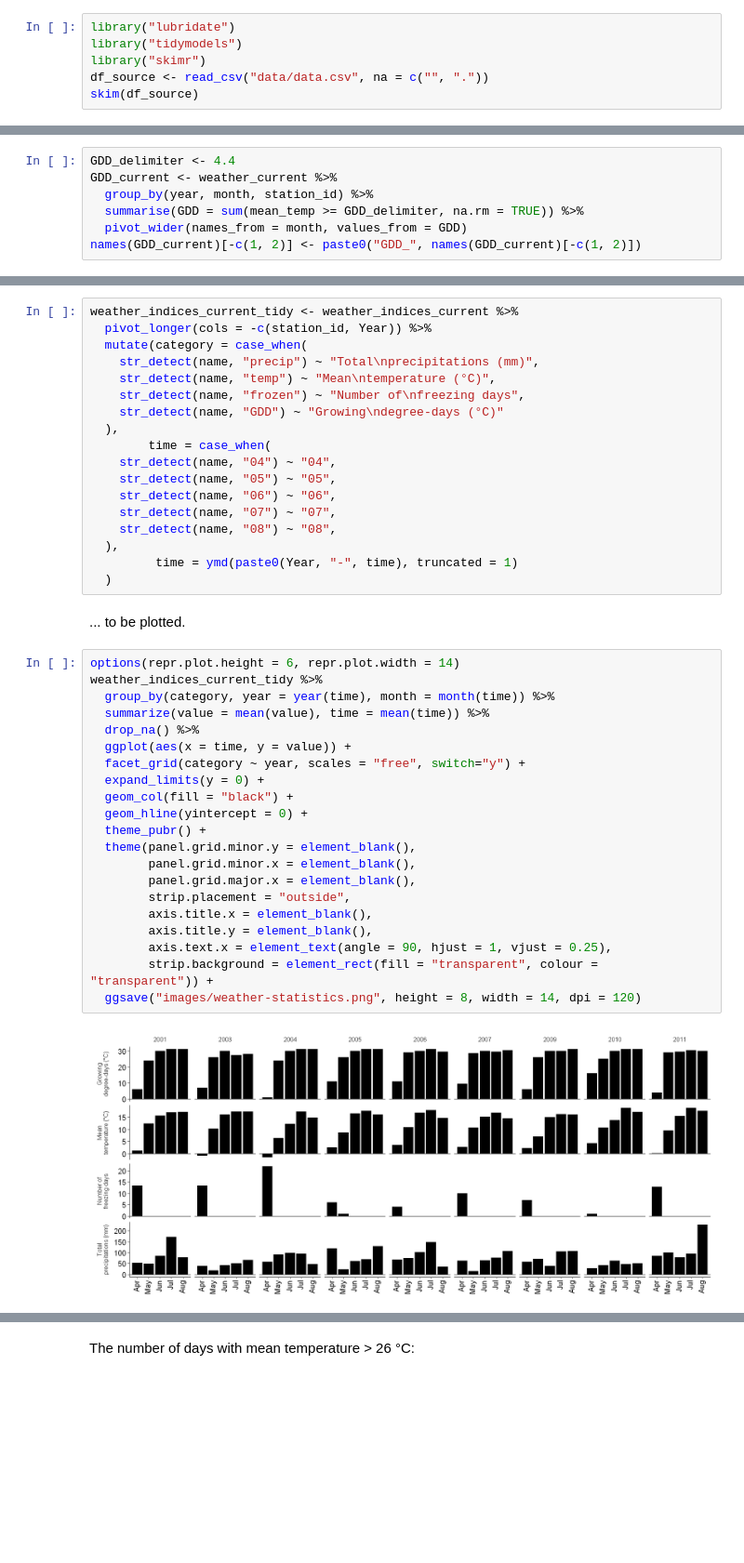
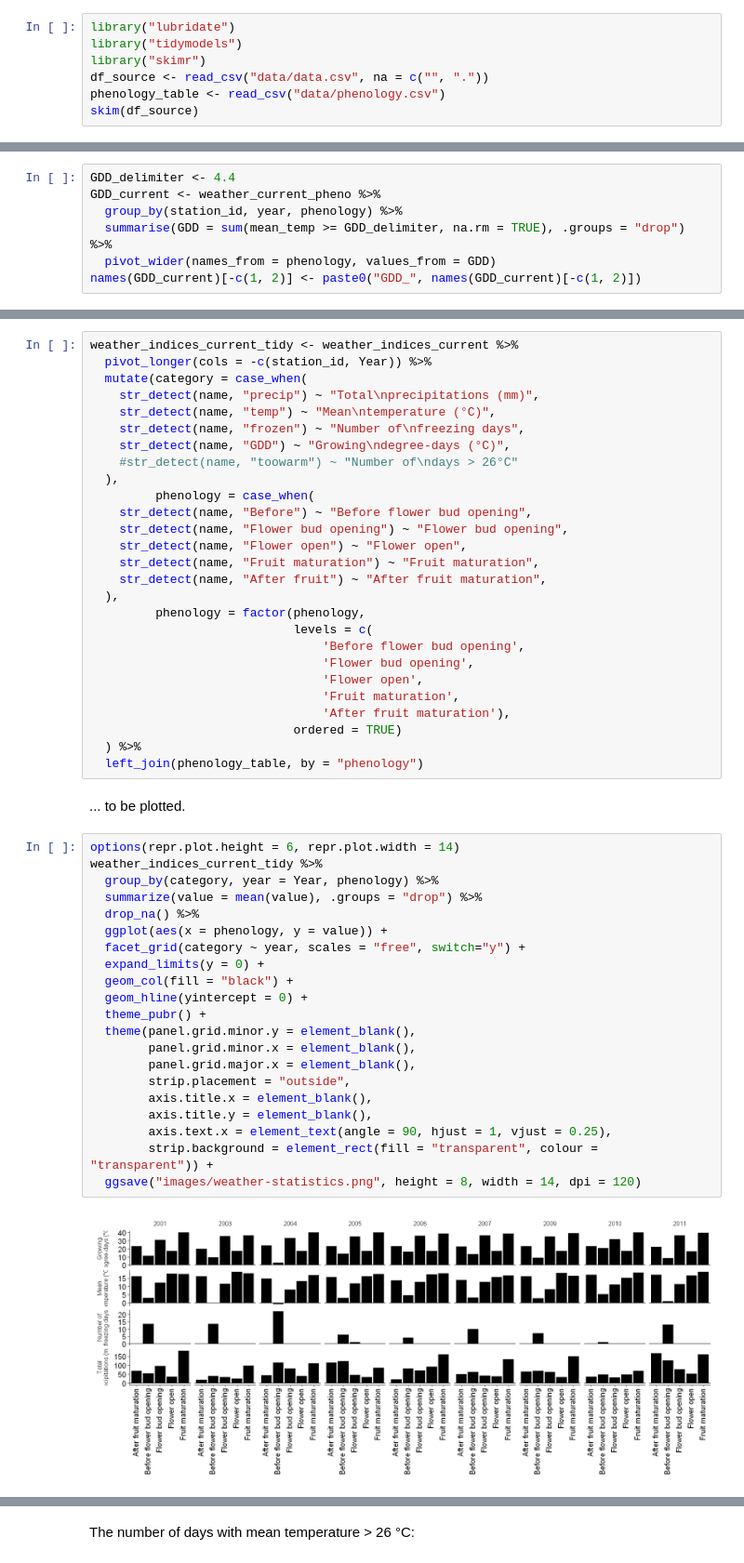
Before and after one commit to essicolo/2020_blueberry-ionomics, a Jupyter notebook: 01_stats.ipynb, the cells around one changed output, grey strips where cells are left out. Shown at 93% size. Saved outputs shown, nothing was run; the diff lists cells and outputs as text; blank space fills up the shorter version.

```diff
--- a/01_stats.ipynb
+++ b/01_stats.ipynb
@@ -60,5 +50,6 @@ library("lubridate")
 library("tidymodels")
 library("skimr")
 df_source <- read_csv("data/data.csv", na = c("", "."))
+phenology_table <- read_csv("data/phenology.csv")
 skim(df_source)
 # %% [output]
@@ -307,9 +302,9 @@ Lastly, the degree days are computed between May (julilan day `r yday("2000-05-0
 # %%
 GDD_delimiter <- 4.4
-GDD_current <- weather_current %>%
-  group_by(year, month, station_id) %>%
-  summarise(GDD = sum(mean_temp >= GDD_delimiter, na.rm = TRUE)) %>%
-  pivot_wider(names_from = month, values_from = GDD)
+GDD_current <- weather_current_pheno %>%
+  group_by(station_id, year, phenology) %>%
+  summarise(GDD = sum(mean_temp >= GDD_delimiter, na.rm = TRUE), .groups = "drop") %>%
+  pivot_wider(names_from = phenology, values_from = GDD)
 names(GDD_current)[-c(1, 2)] <- paste0("GDD_", names(GDD_current)[-c(1, 2)])
 # %% [markdown]
 All indices in the same table.
@@ -334,40 +329,49 @@ weather_indices_current_tidy <- weather_indices_current %>%
     str_detect(name, "precip") ~ "Total\nprecipitations (mm)",
     str_detect(name, "temp") ~ "Mean\ntemperature (°C)",
     str_detect(name, "frozen") ~ "Number of\nfreezing days",
-    str_detect(name, "GDD") ~ "Growing\ndegree-days (°C)"
+    str_detect(name, "GDD") ~ "Growing\ndegree-days (°C)",
+    #str_detect(name, "toowarm") ~ "Number of\ndays > 26°C"
   ),
-        time = case_when(
-    str_detect(name, "04") ~ "04",
-    str_detect(name, "05") ~ "05",
-    str_detect(name, "06") ~ "06",
-    str_detect(name, "07") ~ "07",
-    str_detect(name, "08") ~ "08",
+         phenology = case_when(
+    str_detect(name, "Before") ~ "Before flower bud opening",
+    str_detect(name, "Flower bud opening") ~ "Flower bud opening",
+    str_detect(name, "Flower open") ~ "Flower open",
+    str_detect(name, "Fruit maturation") ~ "Fruit maturation",
+    str_detect(name, "After fruit") ~ "After fruit maturation",
   ),
-         time = ymd(paste0(Year, "-", time), truncated = 1)
-  )
+         phenology = factor(phenology,
+                            levels = c(
+                                'Before flower bud opening',
+                                'Flower bud opening',
+                                'Flower open',
+                                'Fruit maturation',
+                                'After fruit maturation'),
+                            ordered = TRUE)
+  ) %>%
+  left_join(phenology_table, by = "phenology")
 # %% [markdown]
 ... to be plotted.
 # %%
 options(repr.plot.height = 6, repr.plot.width = 14)
 weather_indices_current_tidy %>%
-  group_by(category, year = year(time), month = month(time)) %>%
-  summarize(value = mean(value), time = mean(time)) %>%
+  group_by(category, year = Year, phenology) %>%
+  summarize(value = mean(value), .groups = "drop") %>%
   drop_na() %>%
-  ggplot(aes(x = time, y = value)) +
+  ggplot(aes(x = phenology, y = value)) +
   facet_grid(category ~ year, scales = "free", switch="y") +
   expand_limits(y = 0) +
   geom_col(fill = "black") +
   geom_hline(yintercept = 0) +
   theme_pubr() +
   theme(panel.grid.minor.y = element_blank(),
         panel.grid.minor.x = element_blank(),
         panel.grid.major.x = element_blank(),
         strip.placement = "outside",
         axis.title.x = element_blank(),
         axis.title.y = element_blank(),
         axis.text.x = element_text(angle = 90, hjust = 1, vjust = 0.25),
         strip.background = element_rect(fill = "transparent", colour = "transparent")) +
   ggsave("images/weather-statistics.png", height = 8, width = 14, dpi = 120)
 # %% [output]
-[figure, old version]
+[figure, new version]
 # %%
```
Also changed, not shown: parts of 34 cells of this notebook, 9 other files.
